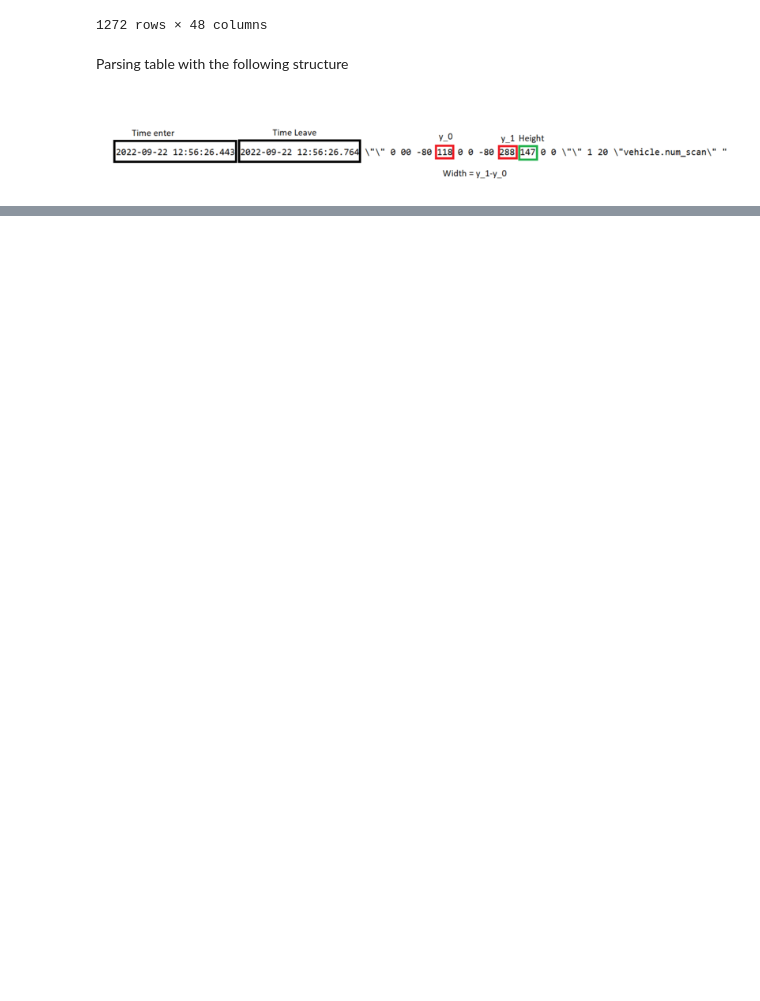
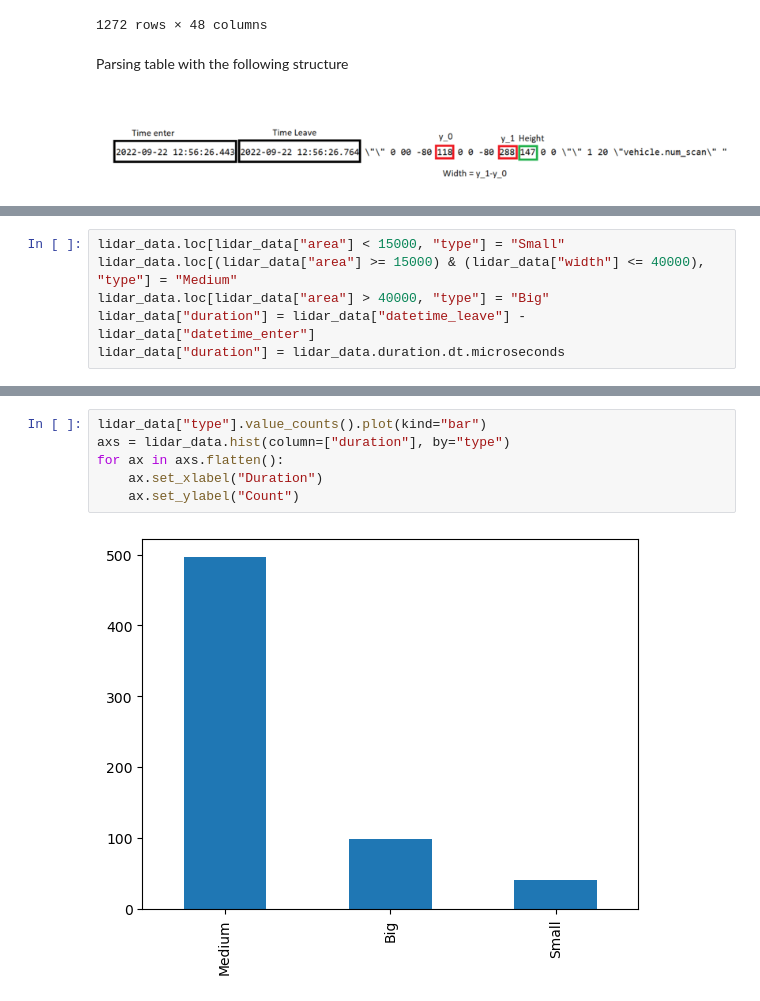
Before and after one commit to erlandbo/TDT4290, a Jupyter notebook: lidar_data_parsing.ipynb, the cells around one changed output, grey strips where cells are left out. Drawn from its saved outputs; the diff is of its cells as text; blank space fills up the shorter version.

```diff
--- a/lidar_data_parsing.ipynb
+++ b/lidar_data_parsing.ipynb
@@ -103,0 +105,6 @@ lidar_data
+# %%
+lidar_data.loc[lidar_data["area"] < 15000, "type"] = "Small"
+lidar_data.loc[(lidar_data["area"] >= 15000) & (lidar_data["width"] <= 40000), "type"] = "Medium"
+lidar_data.loc[lidar_data["area"] > 40000, "type"] = "Big"
+lidar_data["duration"] = lidar_data["datetime_leave"] - lidar_data["datetime_enter"]
+lidar_data["duration"] = lidar_data.duration.dt.microseconds
@@ -103,0 +115,8 @@ lidar_data
+# %%
+lidar_data["type"].value_counts().plot(kind="bar")
+axs = lidar_data.hist(column=["duration"], by="type")
+for ax in axs.flatten():
+    ax.set_xlabel("Duration")
+    ax.set_ylabel("Count")
+# %% [output]
+[figure, added]
```
Also changed, not shown: parts of 4 cells of this notebook.
